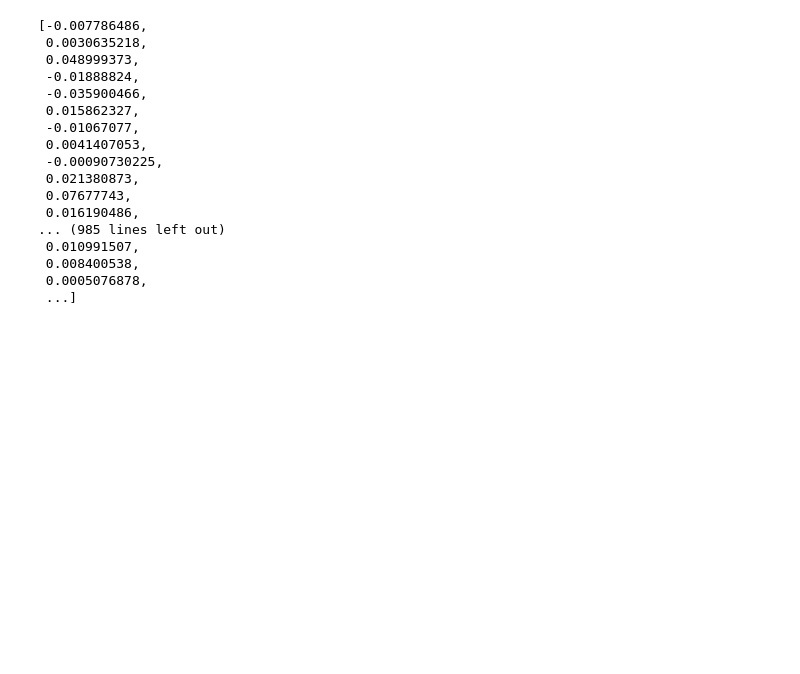
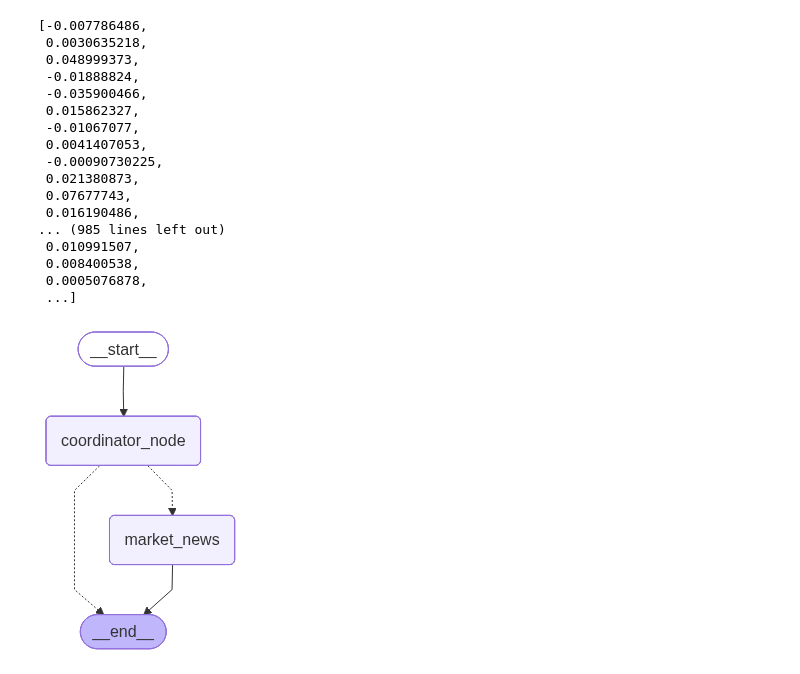
Before and after one commit to emperzz/StockAI, a Jupyter notebook: test.ipynb, the cells around one changed output. Saved outputs shown, nothing was run; the diff lists cells and outputs as text; code cells hidden in the pictures; blank space fills up the shorter version.

```diff
--- a/test.ipynb
+++ b/test.ipynb
@@ -22,3 +22,20 @@ llm.get_embeddings().embed_query("你好")
  0.008400538,
  0.0005076878,
  ...]
+# %%
+from langchain_core.messages import HumanMessage
+from stockai.agent import graph
+from IPython.display import Image, display
+
+
+display(Image(graph.get_graph(xray = True).draw_mermaid_png()))
+
+# for chunk in graph.stream({'user_input': HumanMessage(content = '今天的大盘如何')}, stream_mode = 'updates'):
+#     if 'tools' in chunk.keys():
+#         chunk['tools']['messages'][0].pretty_print()
+#     elif 'agent' in chunk.keys():
+#         chunk['agent']['messages'][0].pretty_print()
+#     else:
+#         print(chunk)
+# %% [output]
+[figure, added]
```
Also changed, not shown: parts of 4 cells of this notebook, 10 other files.
